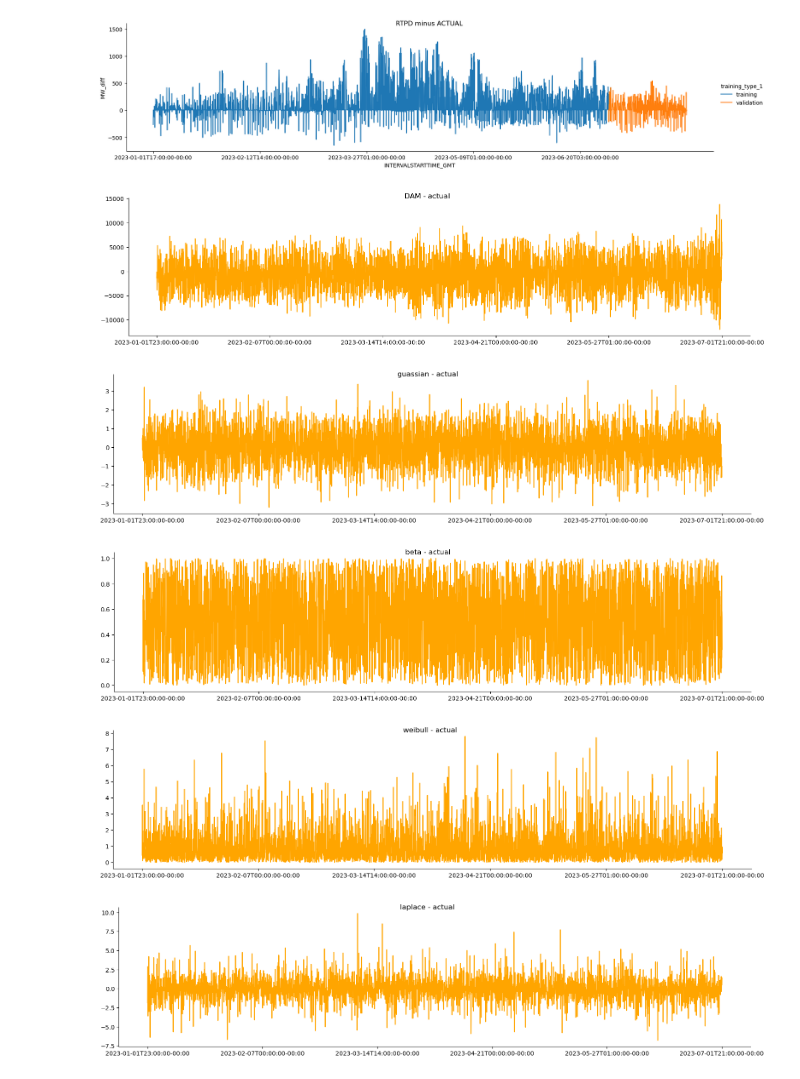
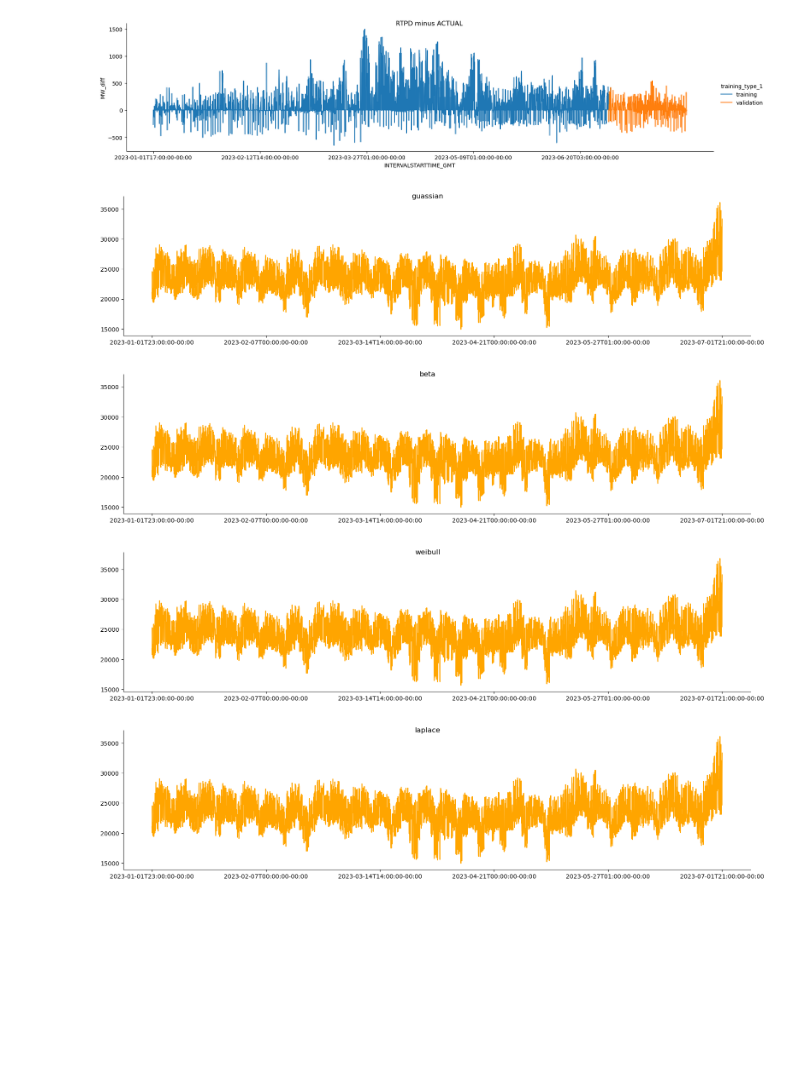
Before and after one commit to janghl/Siemens-Privacy-in-Reinforcement-Learning, a Jupyter notebook: demand.ipynb, the cells around one changed output. Saved outputs shown, nothing was run; the diff lists cells and outputs as text; code cells hidden in the pictures; blank space fills up the shorter version.

Commit message:
tweak parameters

```diff
--- a/demand.ipynb
+++ b/demand.ipynb
@@ -229,3 +229,23 @@ def add_weibull_noise(y, k=1, lambd=1):
 def add_laplace_noise(y, loc=0, scale=1):
     noise = np.random.laplace(loc, scale, y.shape)
     return y + noise
+
+def calculate_parameters(target_std, distribution):
+    if distribution == 'gaussian':
+        std = np.sqrt(target_std)
+        return {'mean': 0, 'std': std}
+    elif distribution == 'beta':
+        alpha = (target_std**2) * (target_std**2 - target_std**4) / (target_std**4)
+        beta = alpha * (1 / target_std**2 - 1)
+        alpha = max(alpha, 0.01)
+        beta = max(beta, 0.01)
+        return {'alpha': alpha, 'beta': beta}
+    elif distribution == 'weibull':
+        k = np.sqrt(target_std**2 / (np.log(1 + (target_std**2)**(-1)) - (np.log(1 + (target_std**2)**(-1)))**2))
+        lambd = target_std / np.sqrt(np.exp(np.log(1 + (target_std**2)**(-1)) - (np.log(1 + (target_std**2)**(-1)))**2))
+        return {'k': k, 'lambd': lambd}
+    elif distribution == 'laplace':
+        scale = np.sqrt(target_std / 2)
+        return {'loc': 0, 'scale': scale}
+    else:
+        raise ValueError("Invalid distribution. Supported distributions are 'gaussian', 'beta', 'weibull', 'laplace'.")
@@ -240,13 +252,31 @@ x_laplace = add_laplace_noise(y_train)
-# %%
-dataset = [x_train-y_train, x_guassian-y_train, x_beta-y_train, x_weibull-y_train, x_laplace-y_train]
-labels = ["DAM", "guassian", "beta", "weibull", "laplace"]
-for i in range(5):
-  plot = sns.relplot(x=time_arr, y=dataset[i], color='orange', kind="line", height=4, aspect=4)
-  plot.fig.suptitle(labels[i]+" - actual")
-  limit_display(5)
-# %% [output]
-[figure, removed]
-[figure, removed]
-[figure, removed]
-[figure, removed]
-[figure, removed]
+# %%
+warnings.filterwarnings('ignore')
+time_arr, y_DAM = CAISO_forecast()
+time_arr, y_truth = GodMode()
+
+
+
+y_guassian = add_gaussian_noise(y_truth, mean=0, std=calculate_parameters(0.02*max(y_truth), "gaussian")["std"])
+plot = sns.relplot(x=time_arr, y=y_guassian, color='orange', kind="line", height=4, aspect=4)
+plot.fig.suptitle("guassian")
+limit_display(5)
+
+y_beta = add_beta_noise(y_truth, alpha=calculate_parameters(0.02*max(y_truth), "beta")["alpha"], beta=calculate_parameters(0.02*max(y_truth), "beta")["beta"])
+plot = sns.relplot(x=time_arr, y=y_beta, color='orange', kind="line", height=4, aspect=4)
+plot.fig.suptitle("beta")
+limit_display(5)
+
+y_weibull = add_weibull_noise(y_truth, k=calculate_parameters(0.02*max(y_truth), "weibull")["k"], lambd=calculate_parameters(0.02*max(y_truth), "weibull")["lambd"])
+plot = sns.relplot(x=time_arr, y=y_weibull, color='orange', kind="line", height=4, aspect=4)
+plot.fig.suptitle("weibull")
+limit_display(5)
+
+y_laplace = add_laplace_noise(y_truth, loc=calculate_parameters(0.02*max(y_truth), "laplace")["loc"], scale=calculate_parameters(0.02*max(y_truth), "laplace")["scale"])
+plot = sns.relplot(x=time_arr, y=y_laplace, color='orange', kind="line", height=4, aspect=4)
+plot.fig.suptitle("laplace")
+limit_display(5)
+# %% [output]
+[figure, added]
+[figure, added]
+[figure, added]
+[figure, added]
```
Also changed, not shown: parts of 1 cell of this notebook.
